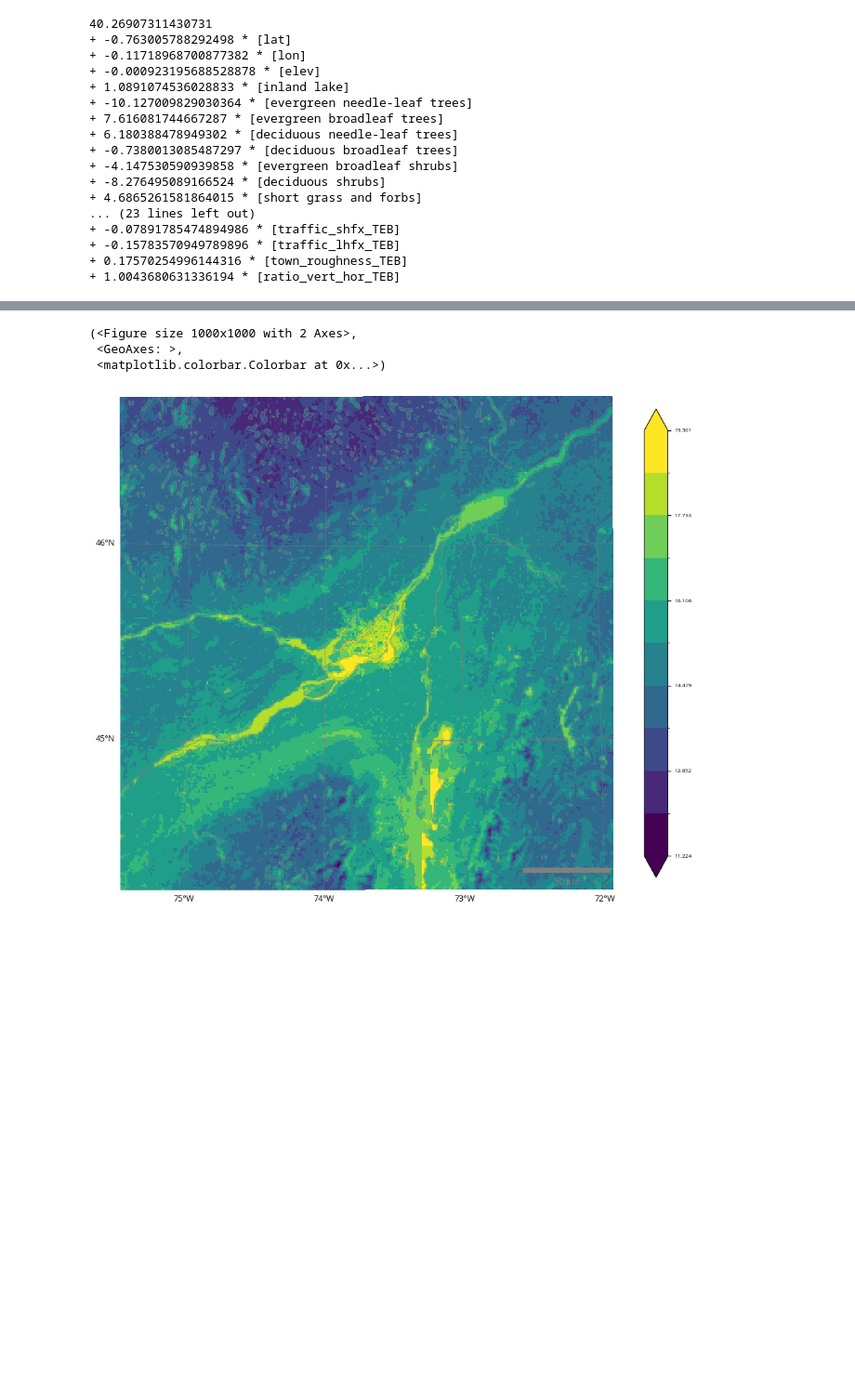
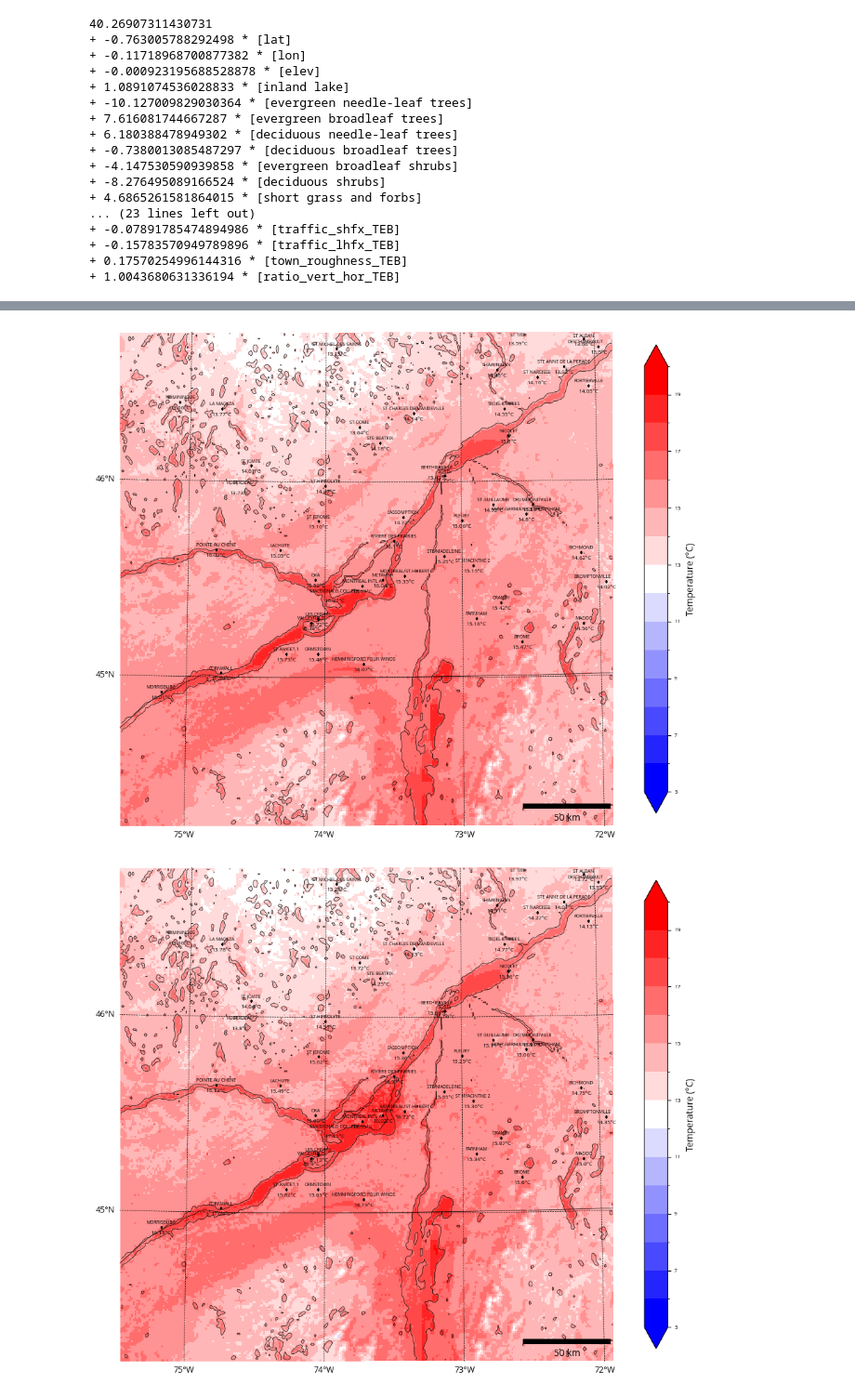
Before and after one commit to devongulley1602/UHI_HW_MTL, a Jupyter notebook: ridge_regression.ipynb, the cells around one changed output, grey strips where cells are left out. Shown at 93% size. Saved outputs shown, nothing was run; the diff lists cells and outputs as text; code cells hidden in the pictures; blank space fills up the shorter version.

```diff
--- a/ridge_regression.ipynb
+++ b/ridge_regression.ipynb
@@ -247,14 +277,0 @@ plot_field(grid_pred)
-# %%
-# Loading the simulated averages to compare
-field = 'tasmin'
-path = '/runoff/gulley/St_Laurent/intermediates'
-summer = {}
-summer[f'{field}_C'] = xr.open_zarr(f'{path}/sim/seasons_avg_{field}_noTEB.zarr')[field].sel(season='JJA') - 273.15
-summer[f'{field}_T'] = xr.open_zarr(f'{path}/sim/seasons_avg_{field}_TEB.zarr')[field].sel(season='JJA') - 273.15
-
-plot_field(summer['tasmin_T'])
-# %% [output]
-(<Figure size 1000x1000 with 2 Axes>,
- <GeoAxes: >,
- <matplotlib.colorbar.Colorbar at 0x...>)
-[figure, removed]
@@ -260,0 +285,12 @@ plot_field(summer['tasmin_T'])
+# %%
+for model in ['C','T']:
+    fig,ax,cb = plot_field(summer[f'tasmin_{model}'],cmap='bwr',feature_colours='black',vmin=5,vmax=20,levels=15)
+    plot_stations(fig,ax,field=gaussian_blur_xarray(summer[f'tasmin_{model}']),features_colour='black',units='°C')
+    ax.scatter(plotted_stations.lon, plotted_stations.lat, transform=ccrs.PlateCarree(),
+               color='black', marker='s',s=3)
+    cb.ax.yaxis.label.set_position((2, 0))
+    cb.ax.set_ylabel('Temperature (°C)', rotation=90, va='center')
+    plt.savefig(f'summer_tasmin_{model}.pdf')
+# %% [output]
+[figure, added]
+[figure, added]
```
Also changed, not shown: parts of 7 cells of this notebook, 13 other files.
